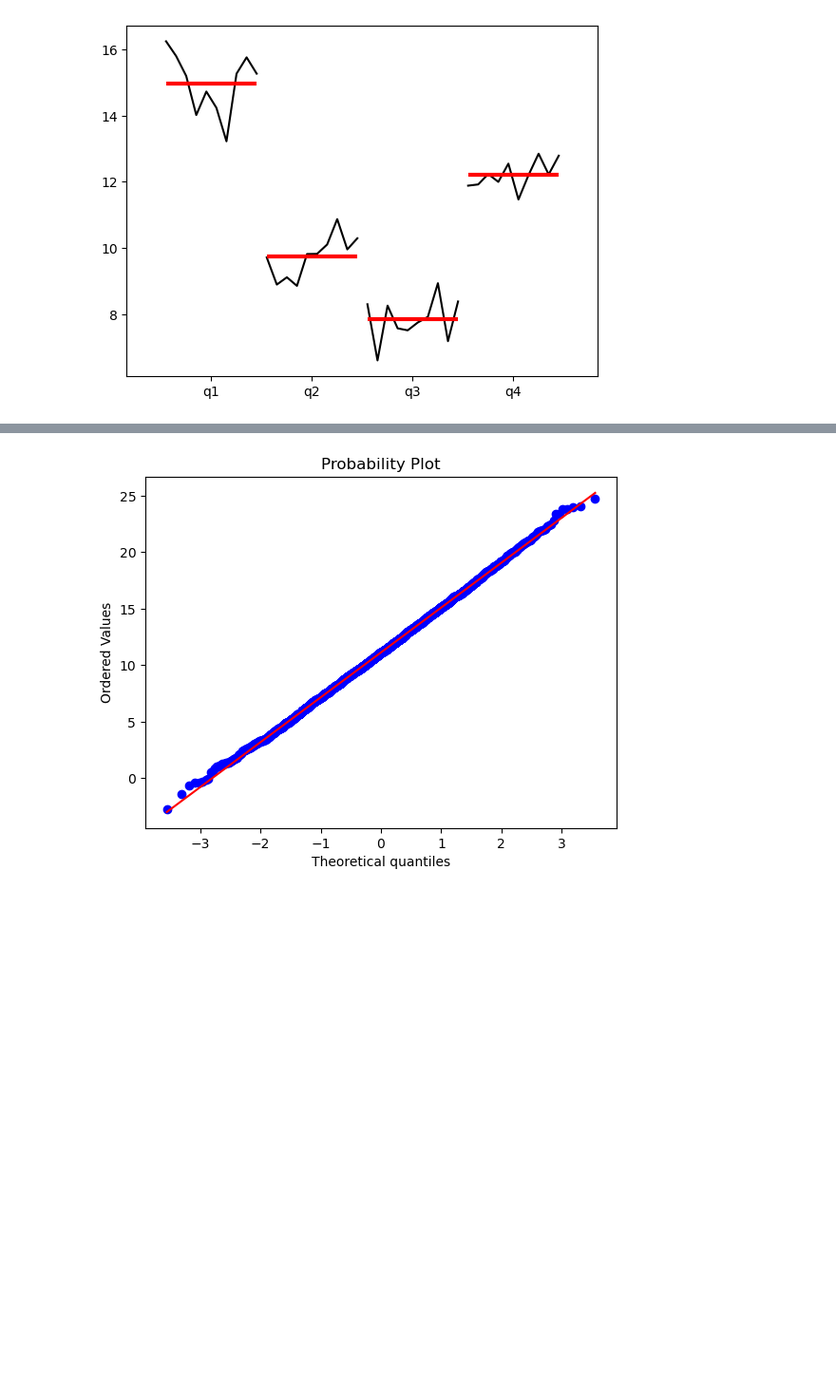
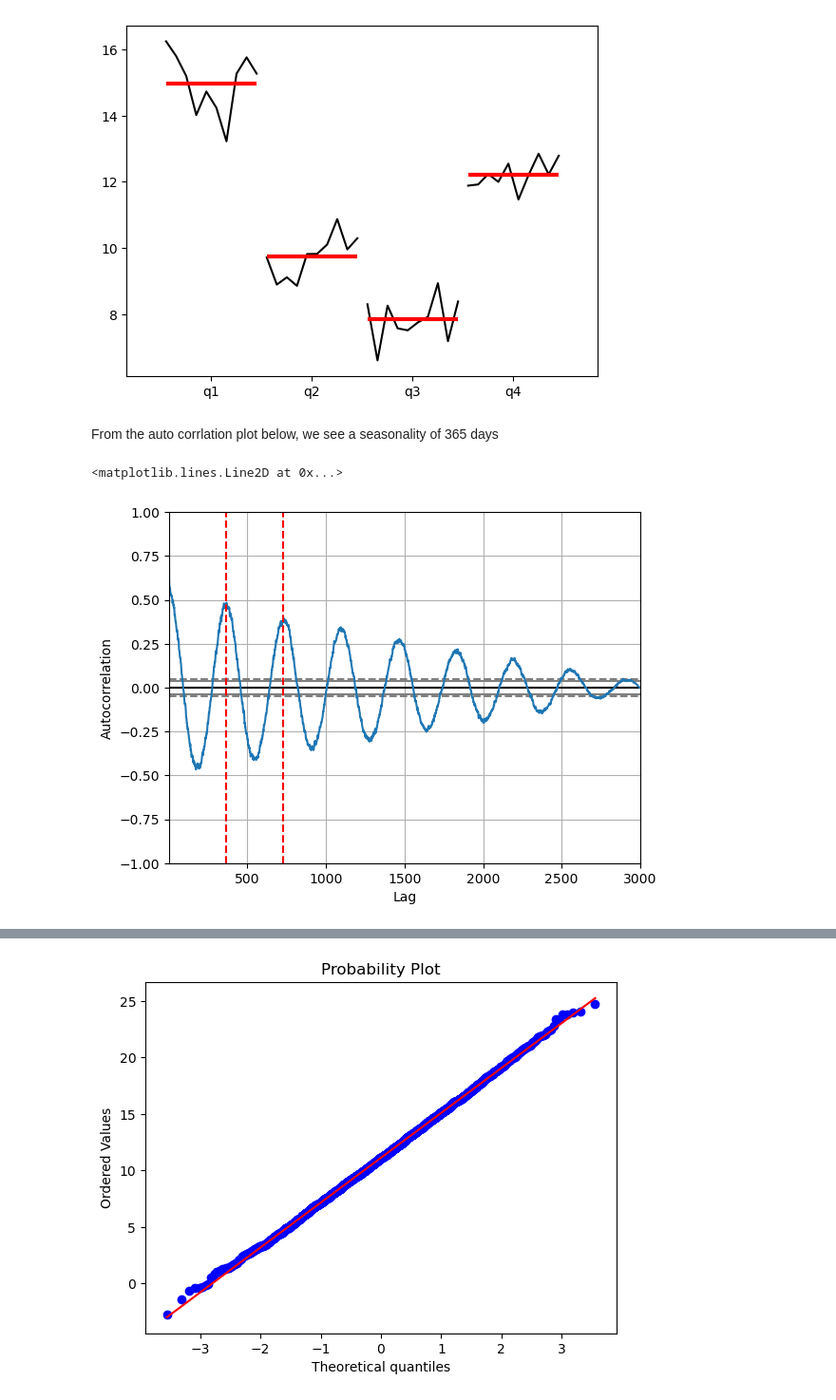
Before and after one commit to gkrampah/timeSeriesPandas, a Jupyter notebook: project.ipynb, the cells around one changed output, grey strips where cells are left out. Shown: that part at 95% size. Drawn from its saved outputs; the diff is of its cells as text; code cells hidden in the pictures; blank space fills up the shorter version.

```diff
--- a/project.ipynb
+++ b/project.ipynb
@@ -128,5 +148,16 @@ q_plot = quarter_plot(df_temp.Temp.resample("Q").mean())
 # %% [output]
 Quarterly Data Seasonal Plot
 [figure]
+# %% [markdown]
+From the auto corrlation plot below, we see a seasonality of 365 days
+# %%
+from pandas.plotting import autocorrelation_plot
+
+autocorrelation_plot(df_temp.Temp[:3000])
+plt.axvline(365, color="r", linestyle="--")
+plt.axvline(365 * 2, color="r", linestyle="--")
+# %% [output]
+<matplotlib.lines.Line2D at 0x...>
+[figure, added]
 # %% [markdown]
 ## Q-Q plot
```
Also changed, not shown: parts of 27 cells of this notebook, 2 other files.
